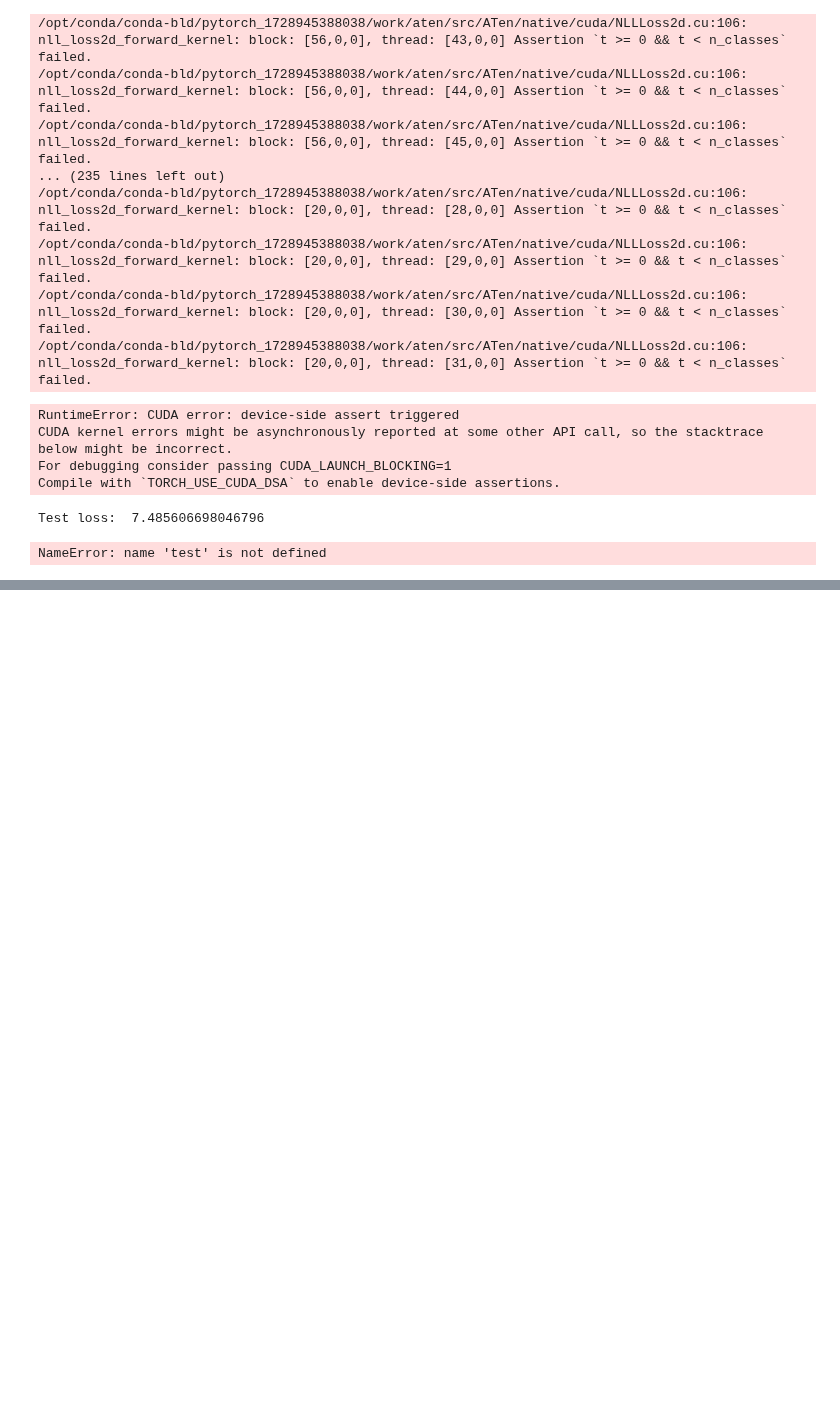
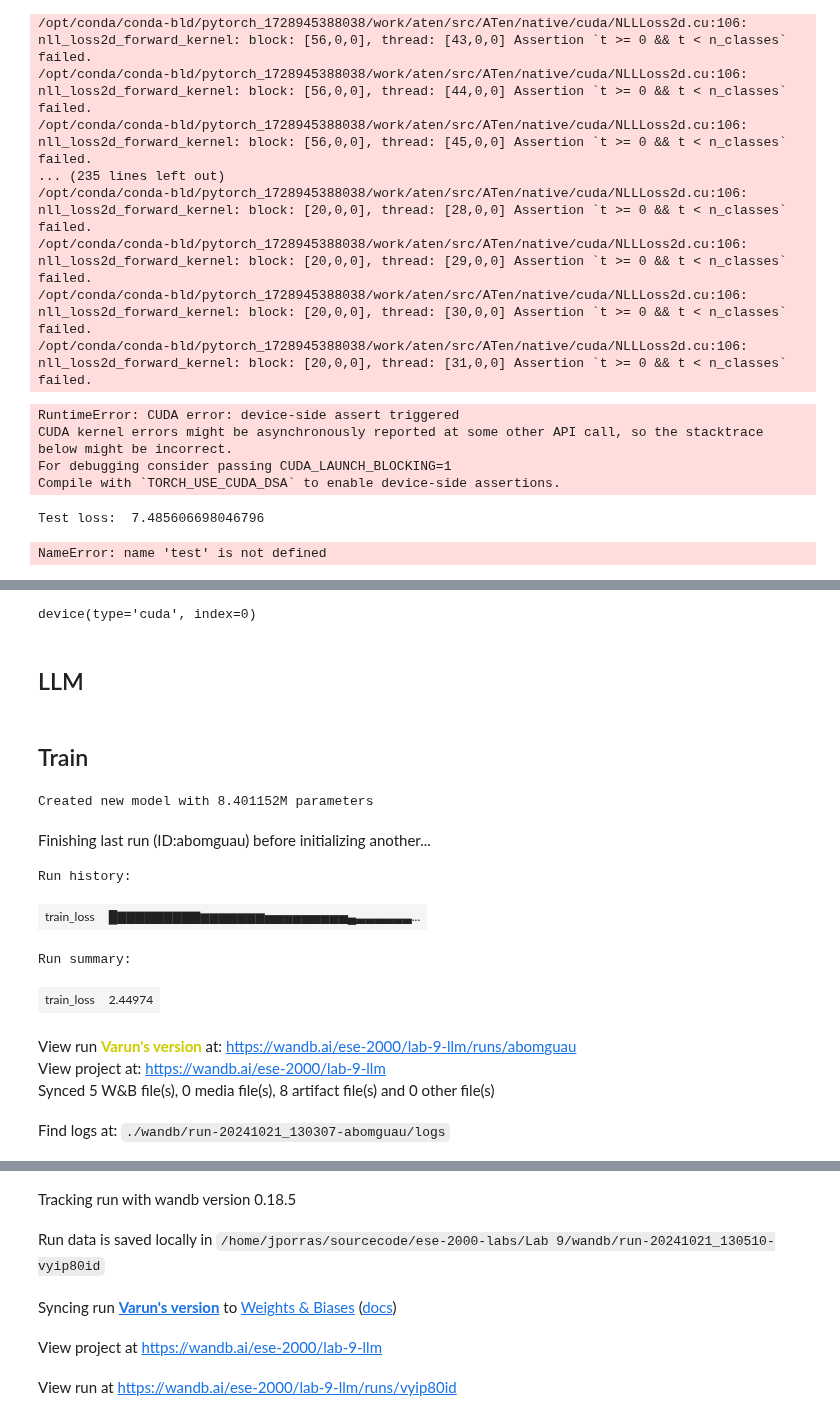
Before and after one commit to varunchitturi/ese-2000-labs, a Jupyter notebook: Lab 9/Lab_9.ipynb, the cells around one changed output, grey strips where cells are left out. Cells and saved outputs as stored; diff of their text form; code cells hidden in the pictures; blank space fills up the shorter version.

```diff
--- a/Lab 9/Lab_9.ipynb
+++ b/Lab 9/Lab_9.ipynb
@@ -724,0 +847,6 @@ torch.release
+# %%
+X.device
+# %% [output]
+device(type='cuda', index=0)
+# %% [markdown]
+## LLM
@@ -724,0 +895,43 @@ torch.release
+# %% [markdown]
+## Train
+# %%
+
+L = 6
+H = 8
+model = LLM(L, H, n).to(device)
+lr = 1e-4
+num_epochs = 5
+
+B = 32
+train_loader = DataLoader(train_dataset, batch_size=B, shuffle=True)
+test_loader = DataLoader(test_dataset, batch_size=B, shuffle=False)
+
+num_parameters_str = str(sum(p.numel() for p in model.parameters())/1e6,) + 'M parameters'
+print("Created new model with {}".format(num_parameters_str))
+run = wandb.init(
+    project="lab-9-llm",
+    name="Varun's version",
+    entity="ese-2000",
+    config={
+        "architecture": "Transformer",
+        "dataset": "TinyShakespeare",
+        "num_epochs": num_epochs,
+        "learning_rate": lr,
+        "num_blocks": L,
+        "num_heads_per_block": H,
+        "context_size": T,
+        "model_summary": str(model),
+        "num_parameters": num_parameters_str
+    }
+)
+# %% [output]
+Created new model with 8.401152M parameters
+Finishing last run (ID:abomguau) before initializing another...
+Run history:
+| train_loss | █▇▇▇▇▇▇▇▇▇▆▆▆▆▆▆▆▅▅▅▅▅▅▅▅▅▄▃▃▃▃▃▃... |
+Run summary:
+| train_loss | 2.44974 |
+View run Varun's version at: https://wandb.ai/ese-2000/lab-9-llm/runs/abomguau
+View project at: https://wandb.ai/ese-2000/lab-9-llm
+Synced 5 W&B file(s), 0 media file(s), 8 artifact file(s) and 0 other file(s)
+Find logs at: ./wandb/run-20241021_130307-abomguau/logs
@@ -724,0 +939,5 @@ torch.release
+Tracking run with wandb version 0.18.5
+Run data is saved locally in /home/jporras/sourcecode/ese-2000-labs/Lab 9/wandb/run-20241021_130510-vyip80id
+Syncing run Varun's version to Weights & Biases (docs)
+View project at https://wandb.ai/ese-2000/lab-9-llm
+View run at https://wandb.ai/ese-2000/lab-9-llm/runs/vyip80id
```
Also changed, not shown: parts of 22 cells of this notebook.
